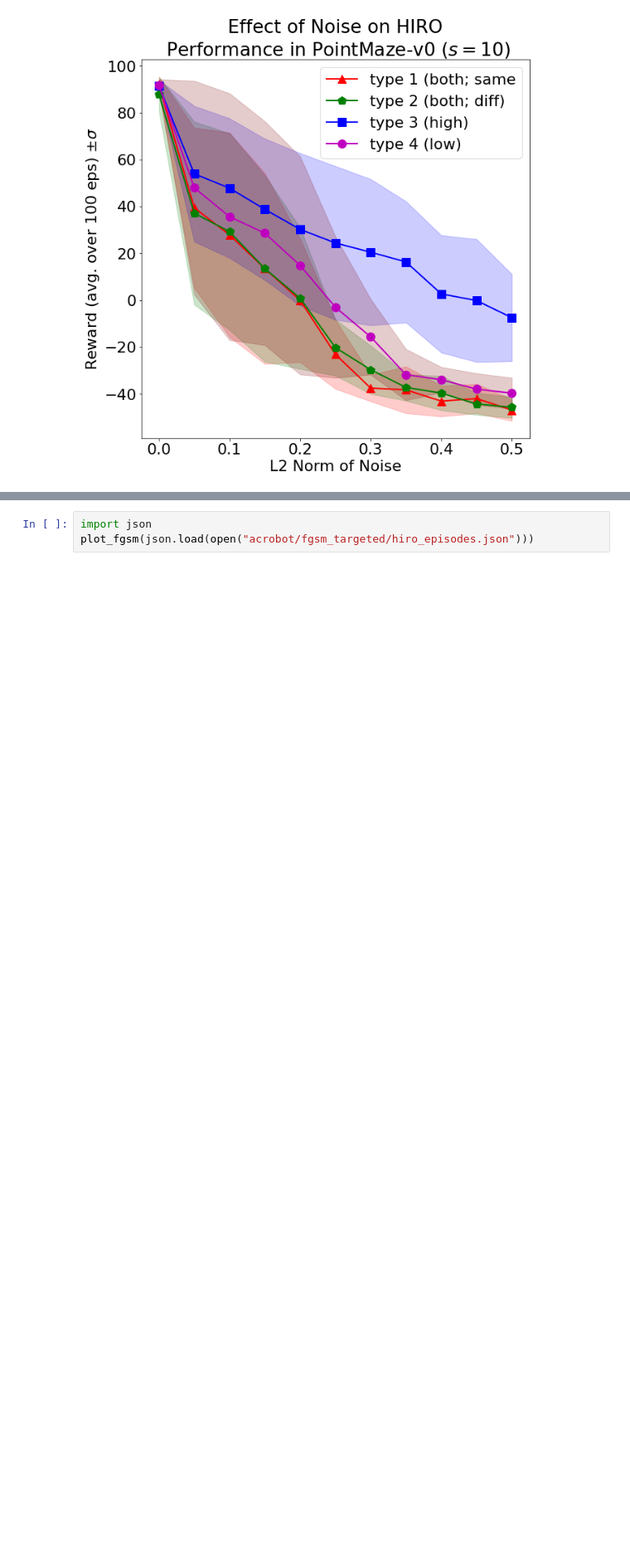
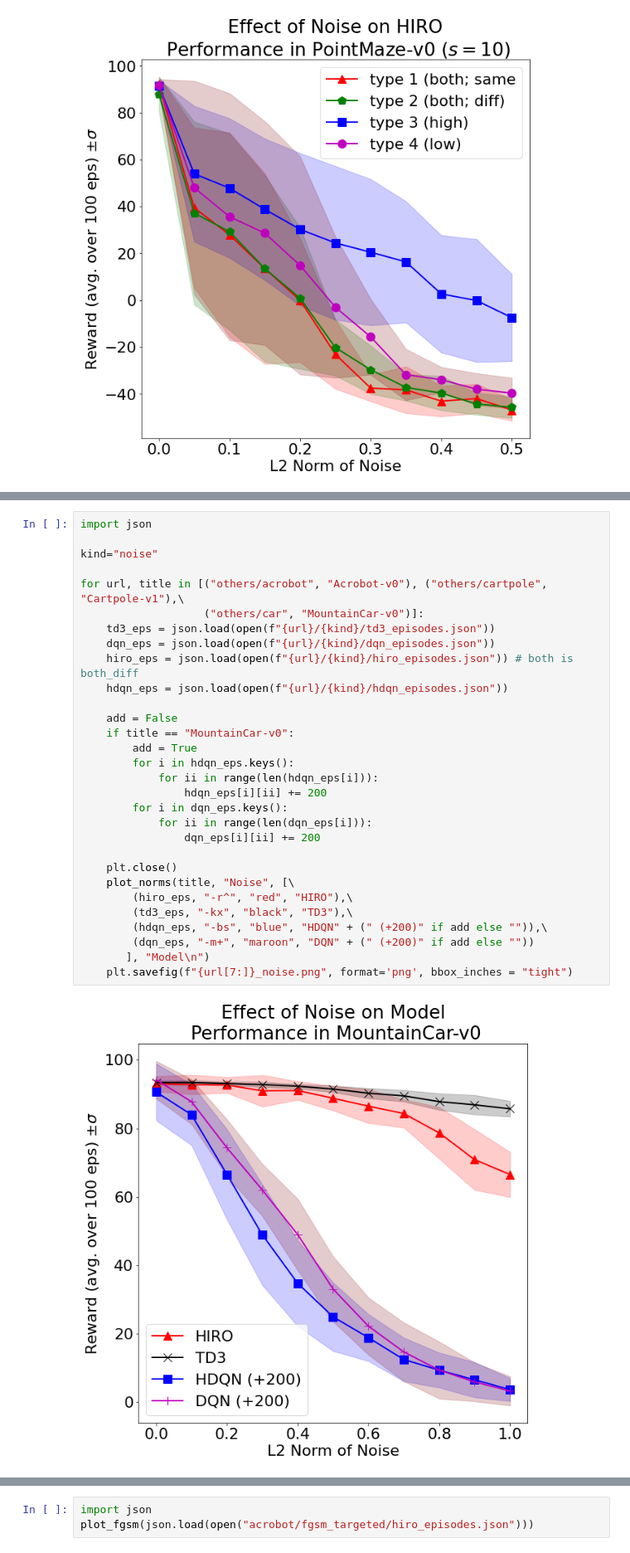
Before and after one commit to Davidobot/adversarial_hrl, a Jupyter notebook: plotting/plotting.ipynb, the cells around one changed output, grey strips where cells are left out. Shown at 83% size. Saved outputs shown, nothing was run; the diff lists cells and outputs as text; blank space fills up the shorter version.

```diff
--- a/plotting/plotting.ipynb
+++ b/plotting/plotting.ipynb
@@ -345 +374,33 @@ for scale in [6, 8, 10]:
+# %%
+import json
+
+kind="noise"
+
+for url, title in [("others/acrobot", "Acrobot-v0"), ("others/cartpole", "Cartpole-v1"),\
+                   ("others/car", "MountainCar-v0")]:
+    td3_eps = json.load(open(f"{url}/{kind}/td3_episodes.json"))
+    dqn_eps = json.load(open(f"{url}/{kind}/dqn_episodes.json"))
+    hiro_eps = json.load(open(f"{url}/{kind}/hiro_episodes.json")) # both is both_diff
+    hdqn_eps = json.load(open(f"{url}/{kind}/hdqn_episodes.json"))
+
+    add = False
+    if title == "MountainCar-v0":
+        add = True
+        for i in hdqn_eps.keys():
+            for ii in range(len(hdqn_eps[i])):
+                hdqn_eps[i][ii] += 200
+        for i in dqn_eps.keys():
+            for ii in range(len(dqn_eps[i])):
+                dqn_eps[i][ii] += 200
+
+    plt.close()
+    plot_norms(title, "Noise", [\
+        (hiro_eps, "-r^", "red", "HIRO"),\
+        (td3_eps, "-kx", "black", "TD3"),\
+        (hdqn_eps, "-bs", "blue", "HDQN" + (" (+200)" if add else "")),\
+        (dqn_eps, "-m+", "maroon", "DQN" + (" (+200)" if add else ""))
+       ], "Model\n")
+    plt.savefig(f"{url[7:]}_noise.png", format='png', bbox_inches = "tight")
+# %% [output]
+[figure, added]
 # %%
```
Also changed, not shown: parts of 8 cells of this notebook.
